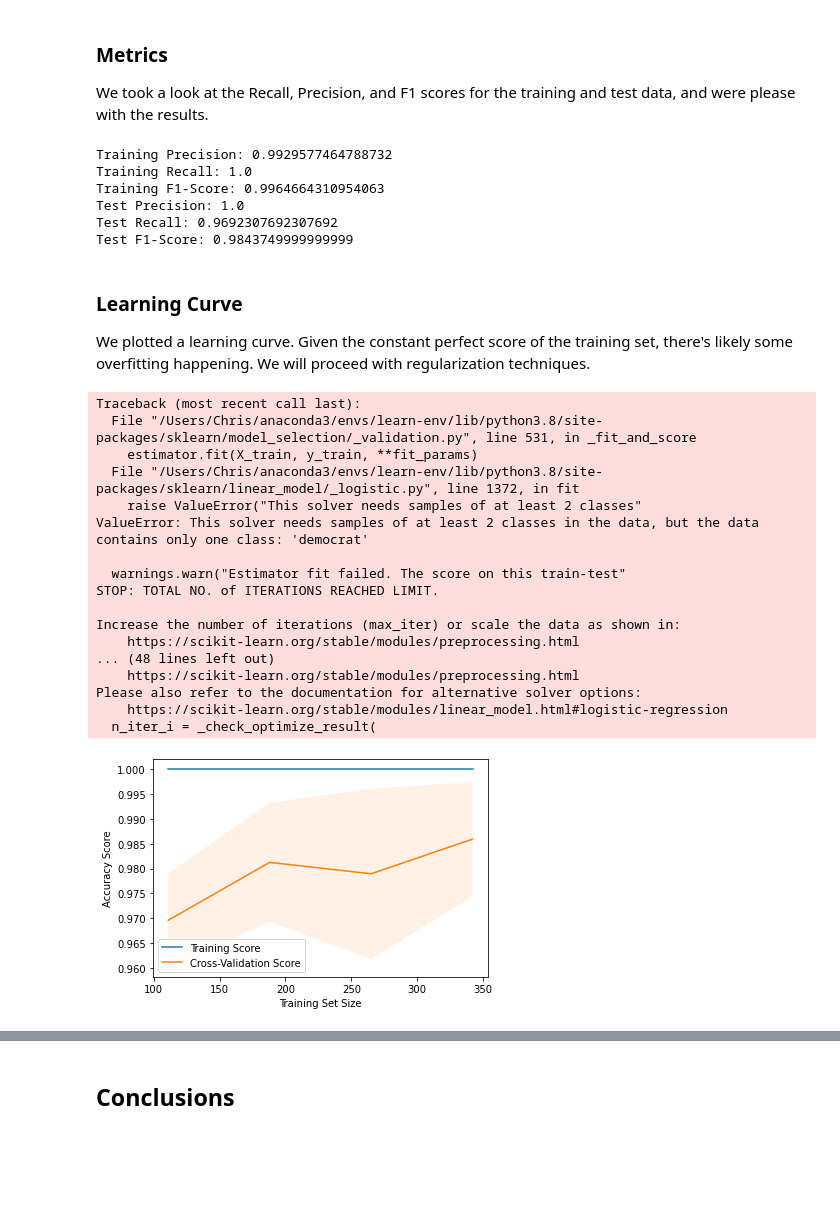
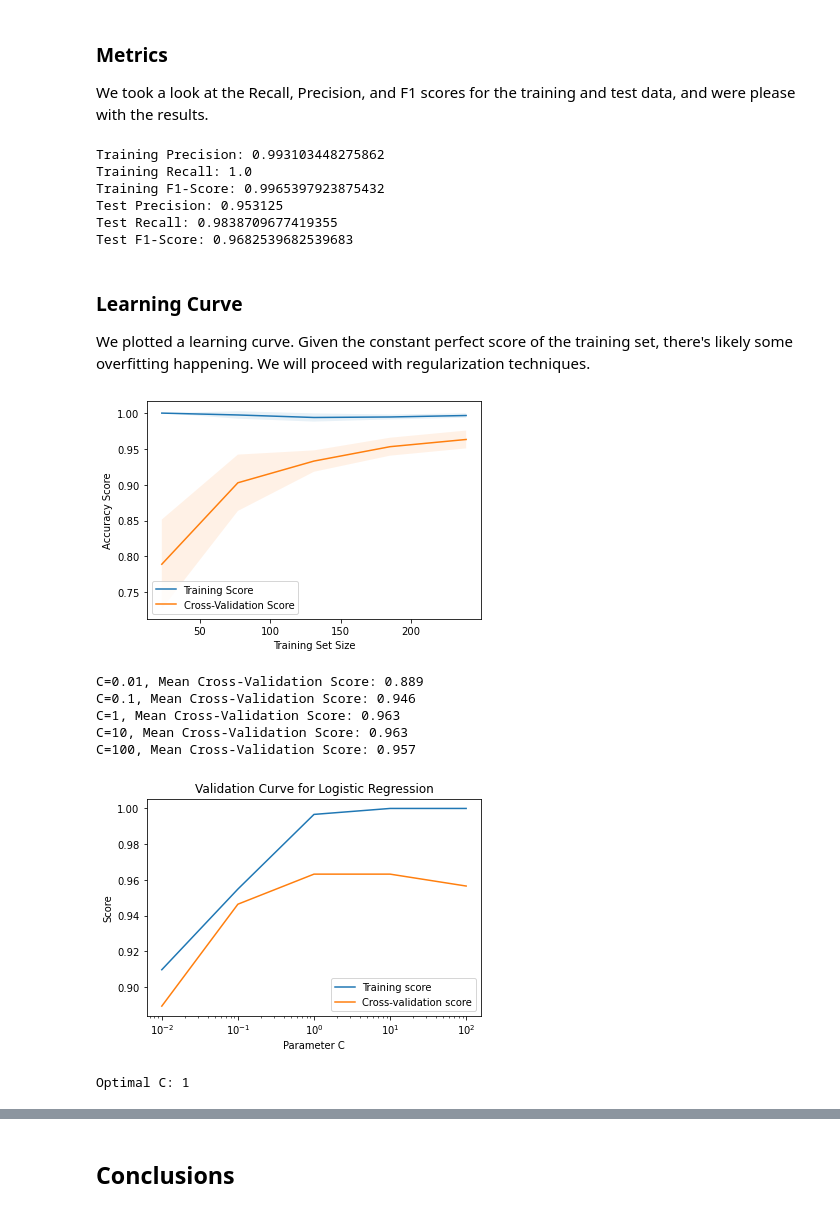
Before and after one commit to chrismiley87/capstone, a Jupyter notebook: election_data.ipynb, the cells around one changed output, grey strips where cells are left out. Saved outputs shown, nothing was run; the diff lists cells and outputs as text; code cells hidden in the pictures; blank space fills up the shorter version.

Commit message:
Model Improvement

```diff
--- a/election_data.ipynb
+++ b/election_data.ipynb
@@ -1078,6 +1081,6 @@ scaler = StandardScaler()
 X_scaled = scaler.fit_transform(X)
 
 #train_test_split
-X_train, X_test, y_train, y_test = train_test_split(X_scaled, y, test_size=0.3, random_state=42)
+X_train, X_test, y_train, y_test = train_test_split(X_scaled, y, test_size=0.3, random_state=42, stratify=y)
 # %% [markdown]
 ### Model
@@ -1085,6 +1088,6 @@ We used logistic regression for our binary model.
 # %%
 #instantiate LogisticRegression
-model = LogisticRegression()
+model = LogisticRegression(max_iter=500)
 
 #fit the model onto the data
 model.fit(X_train, y_train)
@@ -1144,8 +1147,11 @@ Test Accuracy: 0.9844961240310077
 ### Cross-Validation
 We ran a cross-validation with 5 folds to further assess the performance of the model. The results were quite good.
 # %%
+#create a StratifiedKFold object
+strat_k_fold = StratifiedKFold(n_splits=5)
+
 #5-fold cross-validation
-cv_scores = cross_val_score(model, X, y, cv=5)
+cv_scores = cross_val_score(model, X_train, y_train, cv=strat_k_fold)
 
 #display results
 print("Cross-Validation Scores:", cv_scores)
@@ -1195,50 +1184,69 @@ print("Test Precision:", test_precision)
 print("Test Recall:", test_recall)
 print("Test F1-Score:", test_f1)
 # %% [output]
-Training Precision: 0.9929577464788732
+Training Precision: 0.993103448275862
 Training Recall: 1.0
-Training F1-Score: 0.9964664310954063
-Test Precision: 1.0
-Test Recall: 0.9692307692307692
-Test F1-Score: 0.9843749999999999
+Training F1-Score: 0.9965397923875432
+Test Precision: 0.953125
+Test Recall: 0.9838709677419355
+Test F1-Score: 0.9682539682539683
 # %% [markdown]
 ### Learning Curve
 We plotted a learning curve. Given the constant perfect score of the training set, there's likely some overfitting happening. We will proceed with regularization techniques.
 # %%
 #create a learning curve
-train_sizes, train_scores, test_scores = learning_curve(model, X, y, cv=5)
+train_sizes, train_scores, test_scores = learning_curve(model, X_train, y_train, cv=strat_k_fold)
 
 #calculate mean and standard deviation
 train_mean = train_scores.mean(axis=1)
 train_std = train_scores.std(axis=1)
 test_mean = test_scores.mean(axis=1)
 test_std = test_scores.std(axis=1)
 
 #plot learning curves
 plt.plot(train_sizes, train_mean, label="Training Score")
 plt.plot(train_sizes, test_mean, label="Cross-Validation Score")
 plt.fill_between(train_sizes, train_mean - train_std, train_mean + train_std, alpha=0.1)
 plt.fill_between(train_sizes, test_mean - test_std, test_mean + test_std, alpha=0.1)
 plt.xlabel("Training Set Size")
 plt.ylabel("Accuracy Score")
 plt.legend()
 plt.show()
 # %% [output]
-Traceback (most recent call last):
-  File "/Users/Chris/anaconda3/envs/learn-env/lib/python3.8/site-packages/sklearn/model_selection/_validation.py", line 531, in _fit_and_score
-    estimator.fit(X_train, y_train, **fit_params)
-  File "/Users/Chris/anaconda3/envs/learn-env/lib/python3.8/site-packages/sklearn/linear_model/_logistic.py", line 1372, in fit
-    raise ValueError("This solver needs samples of at least 2 classes"
-ValueError: This solver needs samples of at least 2 classes in the data, but the data contains only one class: 'democrat'
-
-  warnings.warn("Estimator fit failed. The score on this train-test"
-STOP: TOTAL NO. of ITERATIONS REACHED LIMIT.
-
-Increase the number of iterations (max_iter) or scale the data as shown in:
-    https://scikit-learn.org/stable/modules/preprocessing.html
-... (48 lines left out)
-    https://scikit-learn.org/stable/modules/preprocessing.html
-Please also refer to the documentation for alternative solver options:
-    https://scikit-learn.org/stable/modules/linear_model.html#logistic-regression
-  n_iter_i = _check_optimize_result(
-[figure, old version]
+[figure, new version]
+# %%
+for c in [0.01, 0.1, 1, 10, 100]:
+    model = LogisticRegression(C=c, solver='liblinear')
+    scores = cross_val_score(model, X_train, y_train, cv=5)
+    print(f"C={c}, Mean Cross-Validation Score: {scores.mean():.3f}")
+# %% [output]
+C=0.01, Mean Cross-Validation Score: 0.889
+C=0.1, Mean Cross-Validation Score: 0.946
+C=1, Mean Cross-Validation Score: 0.963
+C=10, Mean Cross-Validation Score: 0.963
+C=100, Mean Cross-Validation Score: 0.957
+# %%
+param_range = [0.01, 0.1, 1, 10, 100]
+train_scores, test_scores = validation_curve(
+    LogisticRegression(solver='liblinear'), X_train, y_train, param_name="C", param_range=param_range, cv=5
+)
+
+train_scores_mean = train_scores.mean(axis=1)
+test_scores_mean = test_scores.mean(axis=1)
+
+plt.plot(param_range, train_scores_mean, label='Training score')
+plt.plot(param_range, test_scores_mean, label='Cross-validation score')
+plt.xlabel('Parameter C')
+plt.ylabel('Score')
+plt.legend()
+plt.xscale('log')
+plt.title('Validation Curve for Logistic Regression')
+plt.show()
+# %% [output]
+[figure, added]
+# %%
+best_index = np.argmax(test_scores_mean)
+best_C = param_range[best_index]
+print(f"Optimal C: {best_C}")
+# %% [output]
+Optimal C: 1
```
Also changed, not shown: parts of 30 cells of this notebook.
